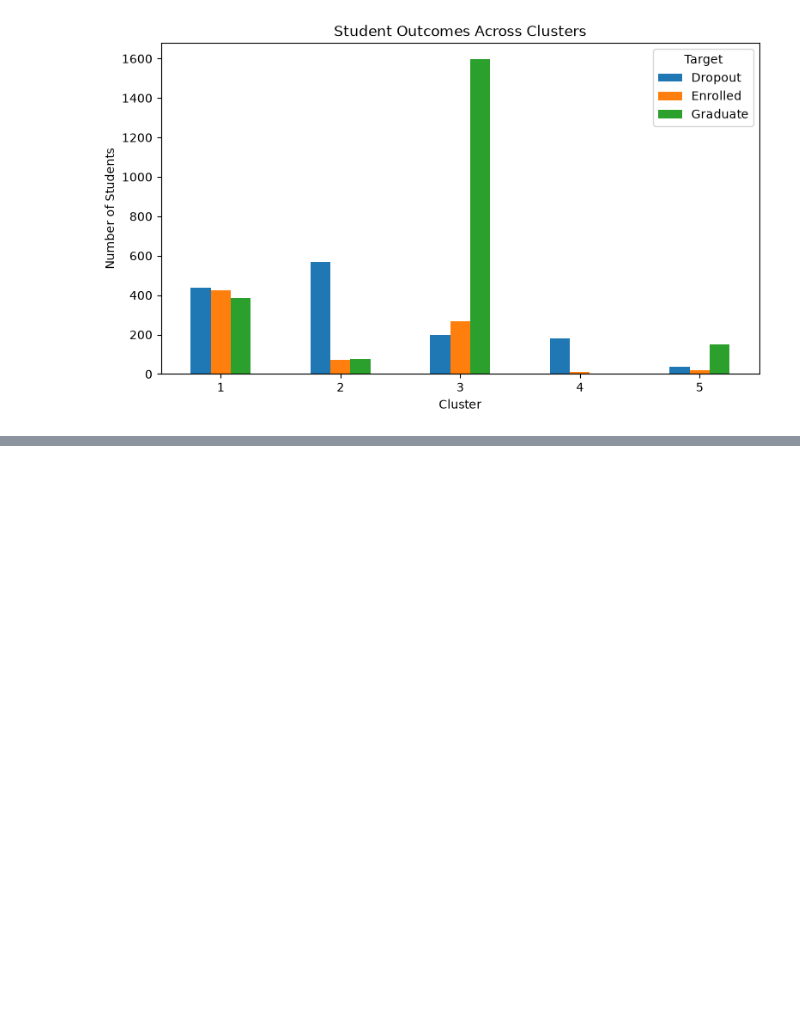
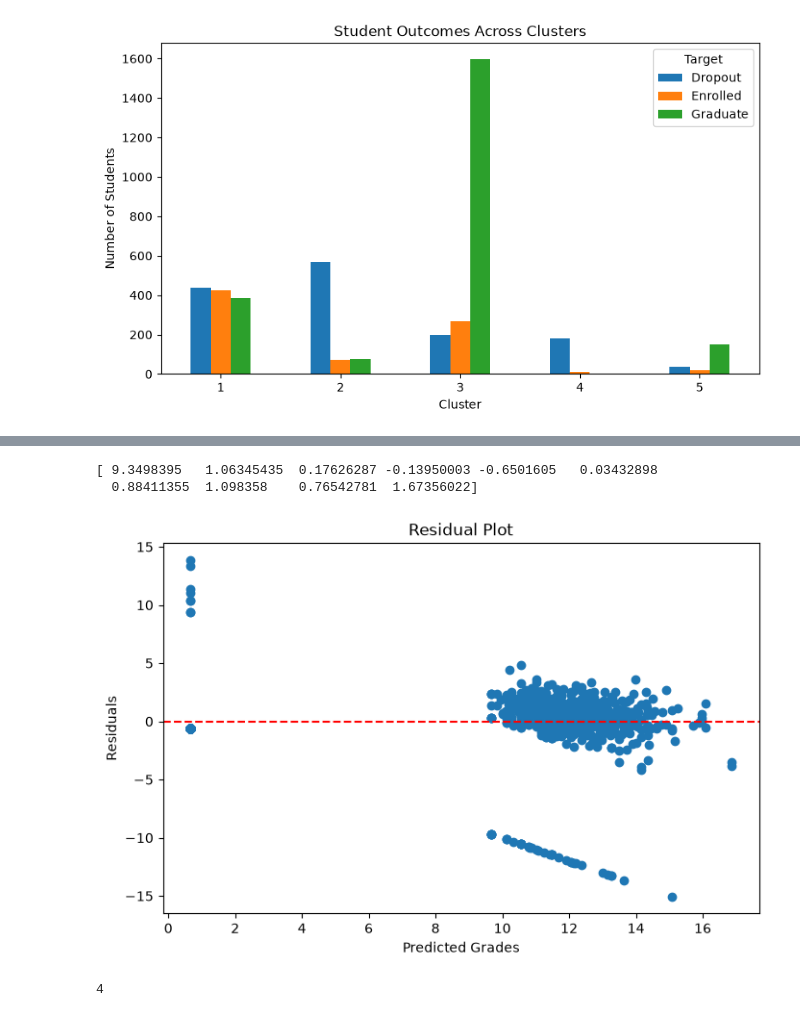
Before and after one commit to DLDevL/student-academic-outcome-analysis, a Jupyter notebook: Student_Academic_Outcome_Analysis.ipynb, the cells around one changed output, grey strips where cells are left out. Drawn from its saved outputs; the diff is of its cells as text; code cells hidden in the pictures; blank space fills up the shorter version.

```diff
--- a/Student_Academic_Outcome_Analysis.ipynb
+++ b/Student_Academic_Outcome_Analysis.ipynb
@@ -729,0 +843,24 @@ plt.show()
+# %%
+residuals = y_test.values - y_pred
+
+print(residuals[:10])
+# %% [output]
+[ 9.3498395   1.06345435  0.17626287 -0.13950003 -0.6501605   0.03432898
+  0.88411355  1.098358    0.76542781  1.67356022]
+# %%
+plt.figure(figsize=(8, 5))
+
+plt.scatter(y_pred, residuals)
+plt.axhline(y=0, color="red", linestyle="--")
+
+plt.xlabel("Predicted Grades")
+plt.ylabel("Residuals")
+plt.title("Residual Plot")
+
+plt.show()
+# %% [output]
+[figure, added]
+# %%
+2+2
+# %% [output]
+4
```
Also changed, not shown: parts of 14 cells of this notebook.
